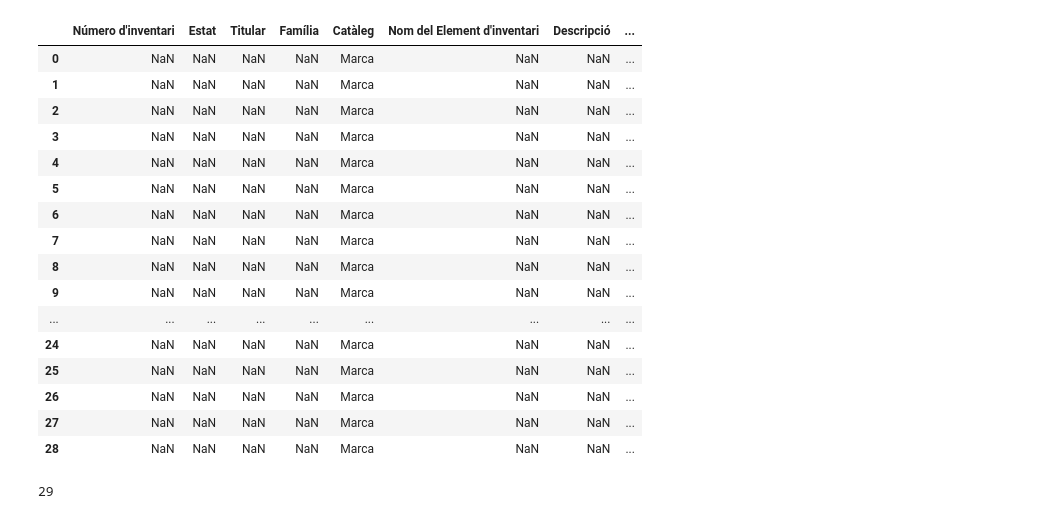
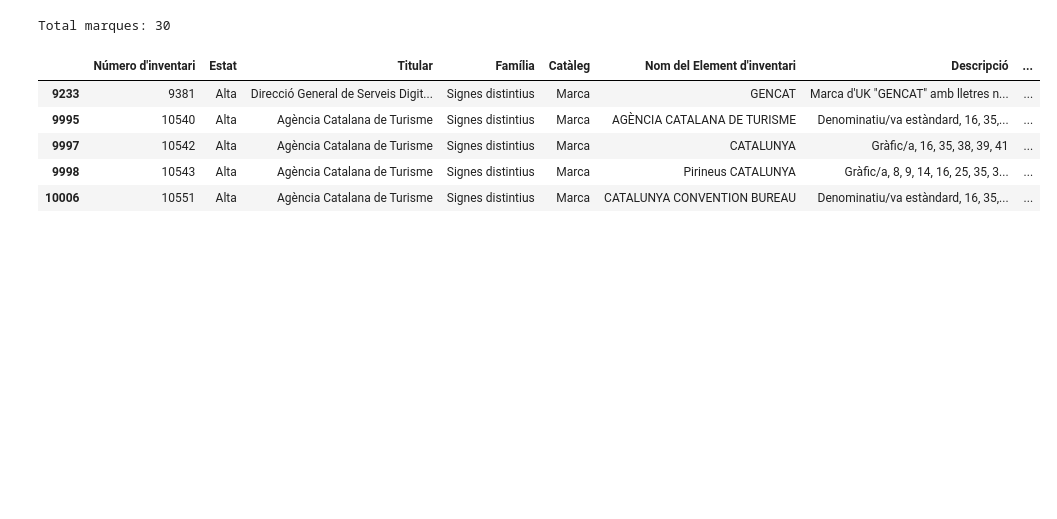
Before and after one commit to rogroc/idi, a Jupyter notebook: marques_uk_extraccio.ipynb, the cells around one changed output. Saved outputs shown, nothing was run; the diff lists cells and outputs as text; code cells hidden in the pictures; blank space fills up the shorter version.

```diff
--- a/marques_uk_extraccio.ipynb
+++ b/marques_uk_extraccio.ipynb
@@ -16,31 +16,18 @@ Saving ACT-marques-dates-vigència.xlsx to ACT-marques-dates-vigència (5).xlsx
-# %%
-df
-# %% [output]
-|  | Número d'inventari | Estat | Titular | Família | Catàleg | Nom del Element d'inventari | Descripció | ... |
-| 0 | NaN | NaN | NaN | NaN | Marca | NaN | NaN | ... |
-| 1 | NaN | NaN | NaN | NaN | Marca | NaN | NaN | ... |
-| 2 | NaN | NaN | NaN | NaN | Marca | NaN | NaN | ... |
-| 3 | NaN | NaN | NaN | NaN | Marca | NaN | NaN | ... |
-| 4 | NaN | NaN | NaN | NaN | Marca | NaN | NaN | ... |
-| 5 | NaN | NaN | NaN | NaN | Marca | NaN | NaN | ... |
-| 6 | NaN | NaN | NaN | NaN | Marca | NaN | NaN | ... |
-| 7 | NaN | NaN | NaN | NaN | Marca | NaN | NaN | ... |
-| 8 | NaN | NaN | NaN | NaN | Marca | NaN | NaN | ... |
-| 9 | NaN | NaN | NaN | NaN | Marca | NaN | NaN | ... |
-| ... | ... | ... | ... | ... | ... | ... | ... | ... |
-| 24 | NaN | NaN | NaN | NaN | Marca | NaN | NaN | ... |
-| 25 | NaN | NaN | NaN | NaN | Marca | NaN | NaN | ... |
-| 26 | NaN | NaN | NaN | NaN | Marca | NaN | NaN | ... |
-| 27 | NaN | NaN | NaN | NaN | Marca | NaN | NaN | ... |
-| 28 | NaN | NaN | NaN | NaN | Marca | NaN | NaN | ... |
 # %%
 # Aplica els filtres
-df_filtrat = df
+df_filtrat = df[df['Codi registre'].fillna("").str.startswith('UK')]
 
 # Mostra el DataFrame filtrat
-print(len(df_filtrat))
+print("Total marques:", len(df_filtrat))
+df_filtrat.head()
 # %% [output]
-29
+Total marques: 30
+|  | Número d'inventari | Estat | Titular | Família | Catàleg | Nom del Element d'inventari | Descripció | ... |
+| 9233 | 9381 | Alta | Direcció General de Serveis Digit... | Signes distintius | Marca | GENCAT | Marca d'UK "GENCAT" amb lletres n... | ... |
+| 9995 | 10540 | Alta | Agència Catalana de Turisme | Signes distintius | Marca | AGÈNCIA CATALANA DE TURISME | Denominatiu/va estàndard, 16, 35,... | ... |
+| 9997 | 10542 | Alta | Agència Catalana de Turisme | Signes distintius | Marca | CATALUNYA | Gràfic/a, 16, 35, 38, 39, 41 | ... |
+| 9998 | 10543 | Alta | Agència Catalana de Turisme | Signes distintius | Marca | Pirineus CATALUNYA | Gràfic/a, 8, 9, 14, 16, 25, 35, 3... | ... |
+| 10006 | 10551 | Alta | Agència Catalana de Turisme | Signes distintius | Marca | CATALUNYA CONVENTION BUREAU | Denominatiu/va estàndard, 16, 35,... | ... |
 # %%
 !pip install xlsxwriter
 # %% [output]
```
Also changed, not shown: parts of 8 cells of this notebook.
